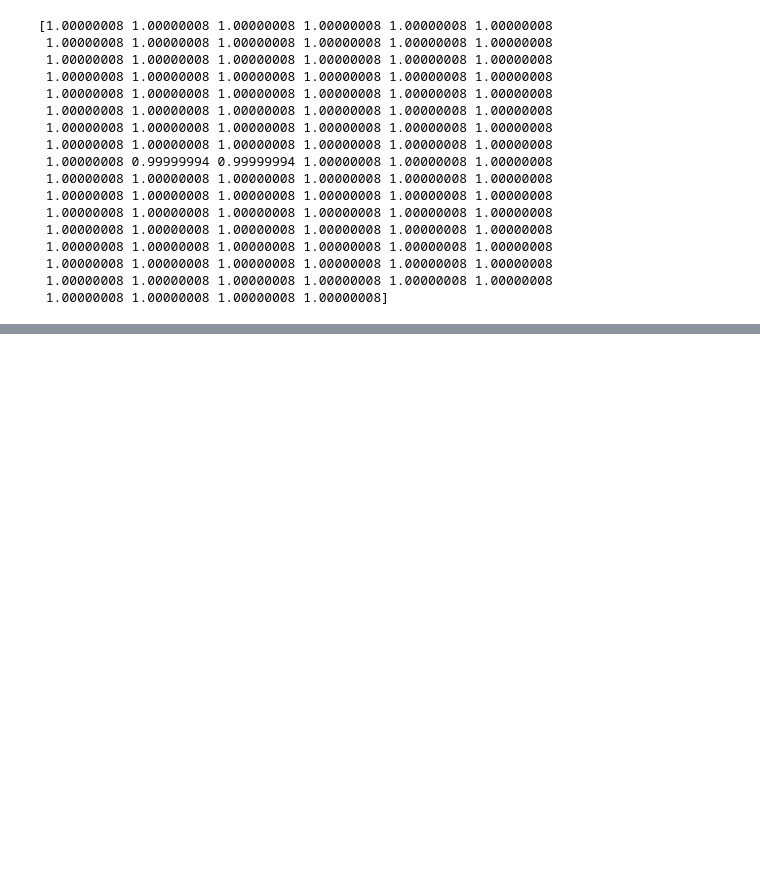
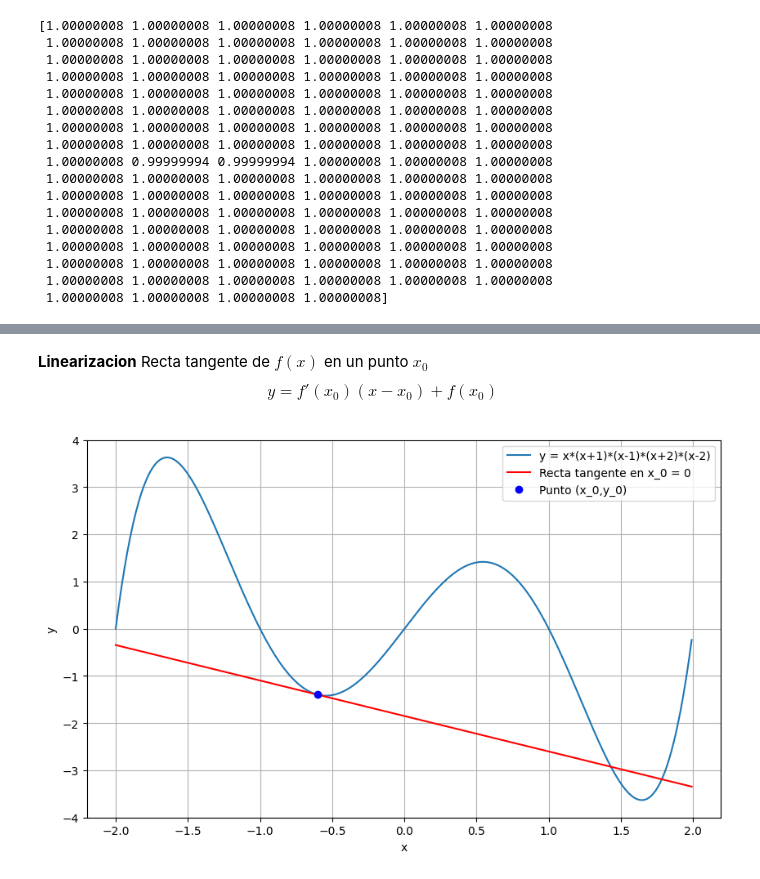
Before and after one commit to OmyyFlow/Calculus, a Jupyter notebook: Derivadas.ipynb, the cells around one changed output, grey strips where cells are left out. Saved outputs shown, nothing was run; the diff lists cells and outputs as text; code cells hidden in the pictures; blank space fills up the shorter version.

```diff
--- a/Derivadas.ipynb
+++ b/Derivadas.ipynb
@@ -142,0 +143,21 @@ plt.show()
+# %% [markdown]
+**Linearizacion**
+Recta tangente de $f(x)$ en un punto $x_0$
+$$y = f'(x_0)(x-x_0) + f(x_0)$$
+# %%
+punto_x0 = -0.6
+x0 = int(punto_x0*100 + 200)
+recta_tan = y4_der[x0]*(x-x[x0]) + y4[x0]
+
+plt.figure(figsize=(10,6))
+plt.plot(x, y4, label = 'y = x*(x+1)*(x-1)*(x+2)*(x-2)')
+plt.plot(x, recta_tan, label = 'Recta tangente en x_0 = 0', color = 'red')
+plt.plot(punto_x0, y4[x0], 'bo', label = 'Punto (x_0,y_0)')
+plt.legend()
+plt.grid(True)
+plt.xlabel('x')
+plt.ylabel('y')
+plt.ylim(-4,4)
+plt.show()
+# %% [output]
+[figure, added]
```
Also changed, not shown: parts of 1 cell of this notebook.
